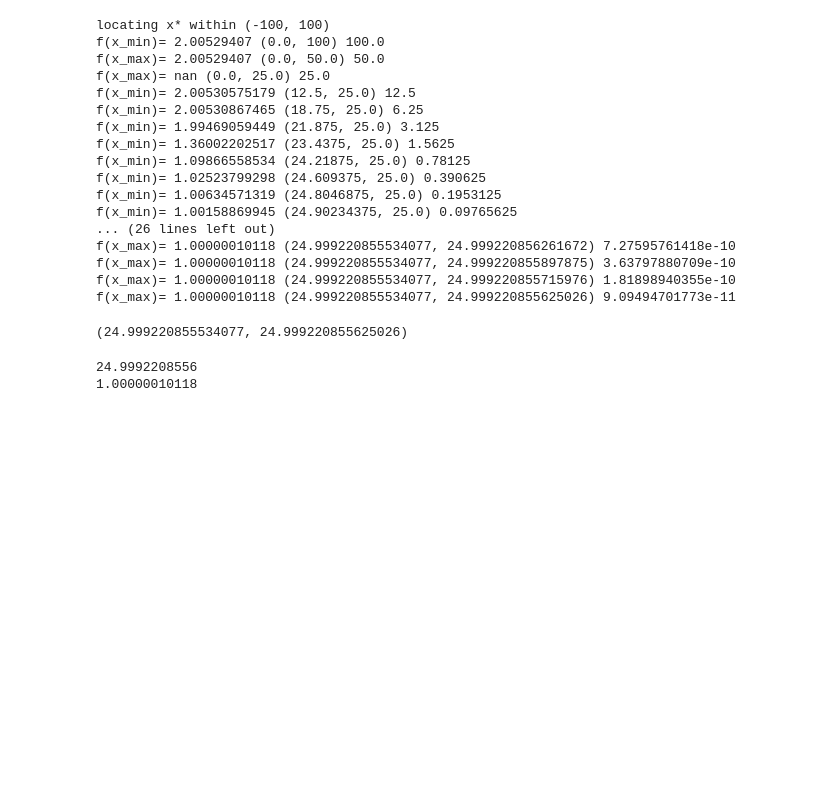
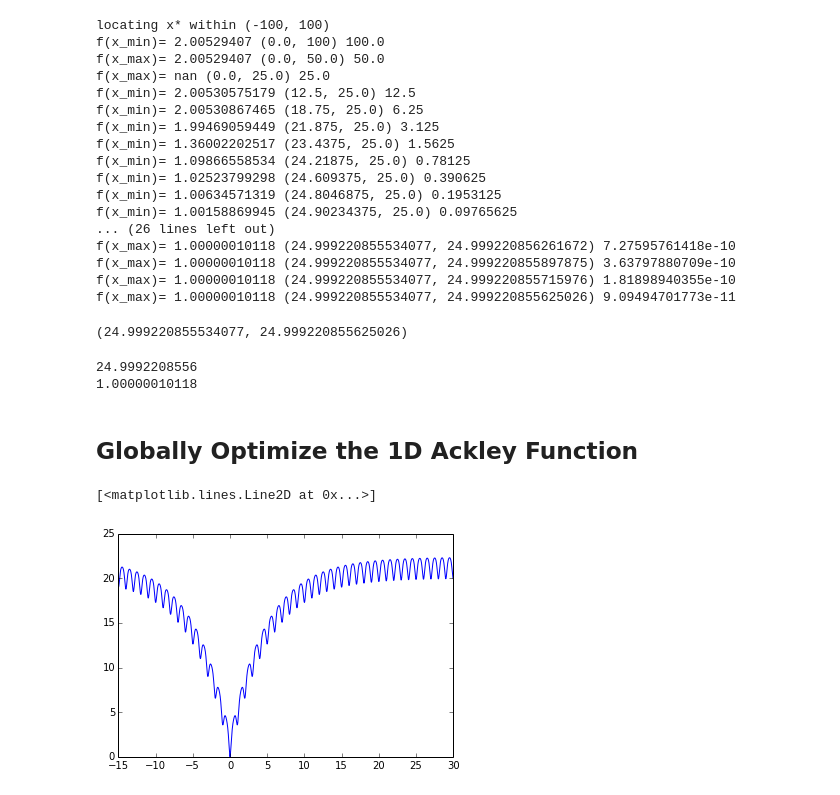
Before and after one commit to robertsdionne/notebooks, a Jupyter notebook: Global Optimization.ipynb, the cells around one changed output. Drawn from its saved outputs; the diff is of its cells as text; code cells hidden in the pictures; blank space fills up the shorter version.

Commit message:
Add more functions to optimize. Do a 2D notebook.

```diff
--- a/Global Optimization.ipynb
+++ b/Global Optimization.ipynb
@@ -156,3 +162,18 @@ print f(x_star)
 # %% [output]
 24.9992208556
 1.00000010118
+# %% [markdown]
+## Globally Optimize the 1D Ackley Function
+# %%
+def Ackley(x):
+    n, a, b, c = 1.0, 20.0, 0.2, 2.0 * math.pi
+    s1, s2 = 0, 0
+    s1 += x**2
+    s2 += numpy.cos(c * x)
+    return -a * numpy.exp(-b * numpy.sqrt(1.0 / n * s1)) - numpy.exp(1.0 / n * s2) + a + math.e
+# %%
+x2 = numpy.arange(-15, 30, 0.01)
+plt.plot(x2, Ackley(x2))
+# %% [output]
+[<matplotlib.lines.Line2D at 0x...>]
+[figure, added]
```
Also changed, not shown: parts of 26 cells of this notebook, 1 other file.
